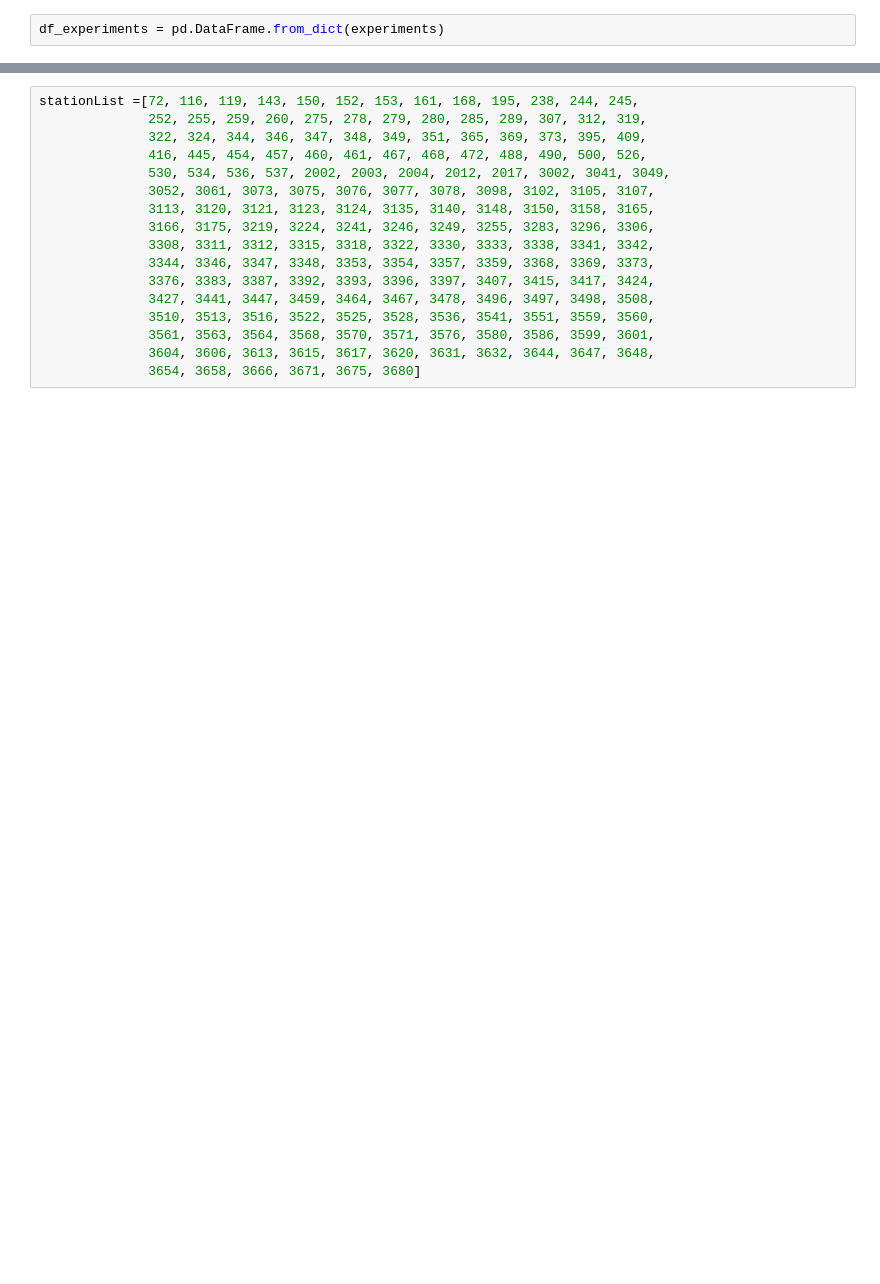
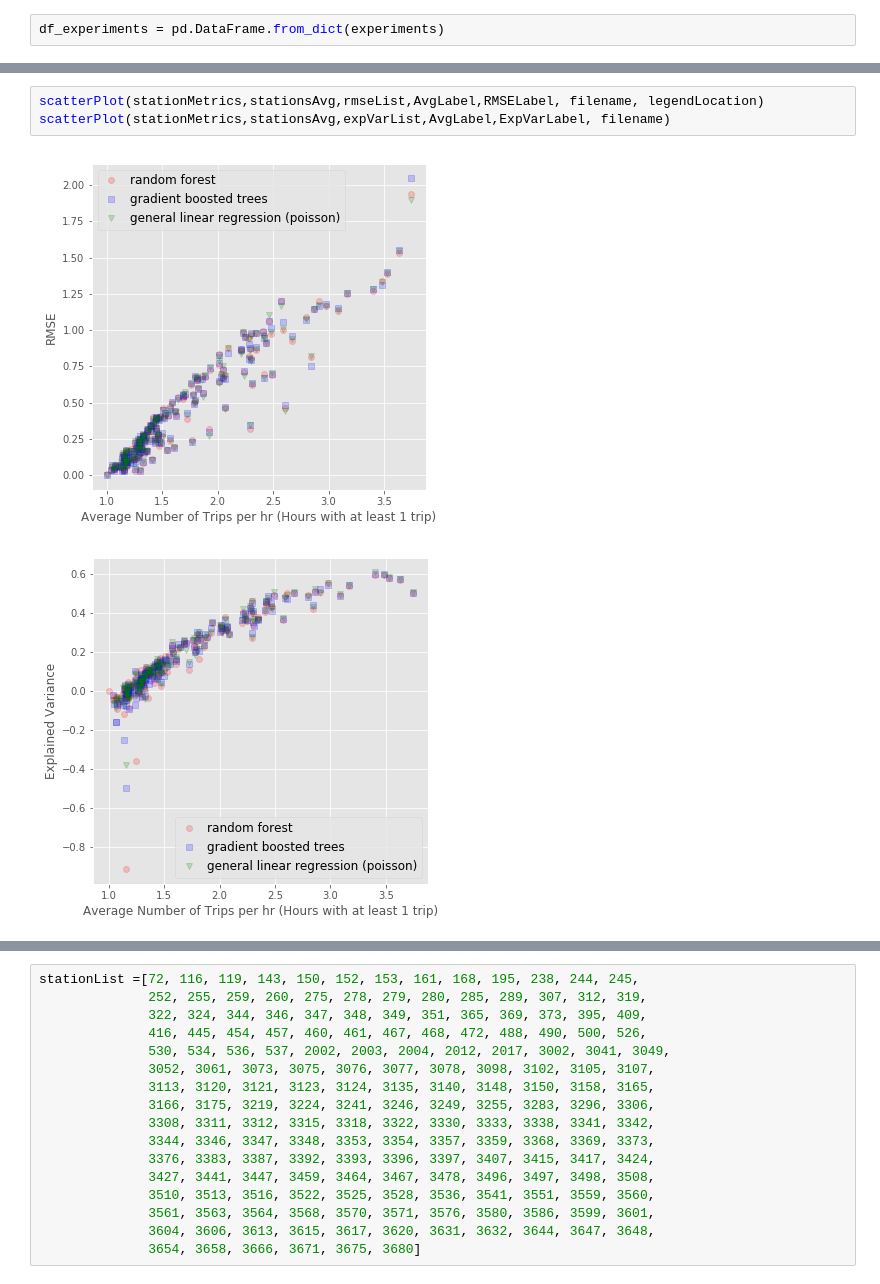
Before and after one commit to ncdingari/citibike, a Jupyter notebook: code/7 - Analysis of Model Results.ipynb, the cells around one changed output, grey strips where cells are left out. Cells and saved outputs as stored; diff of their text form; blank space fills up the shorter version.

```diff
--- a/code/7 - Analysis of Model Results.ipynb
+++ b/code/7 - Analysis of Model Results.ipynb
@@ -80,0 +230,6 @@ plt.plot(df3.varianceExplained, df3.rmse, 'ro',linewidth=0)
+# %%
+scatterPlot(stationMetrics,stationsAvg,rmseList,AvgLabel,RMSELabel, filename, legendLocation)
+scatterPlot(stationMetrics,stationsAvg,expVarList,AvgLabel,ExpVarLabel, filename)
+# %% [output]
+[figure, added]
+[figure, added]
```
Also changed, not shown: parts of 20 cells of this notebook, 5 other files.
